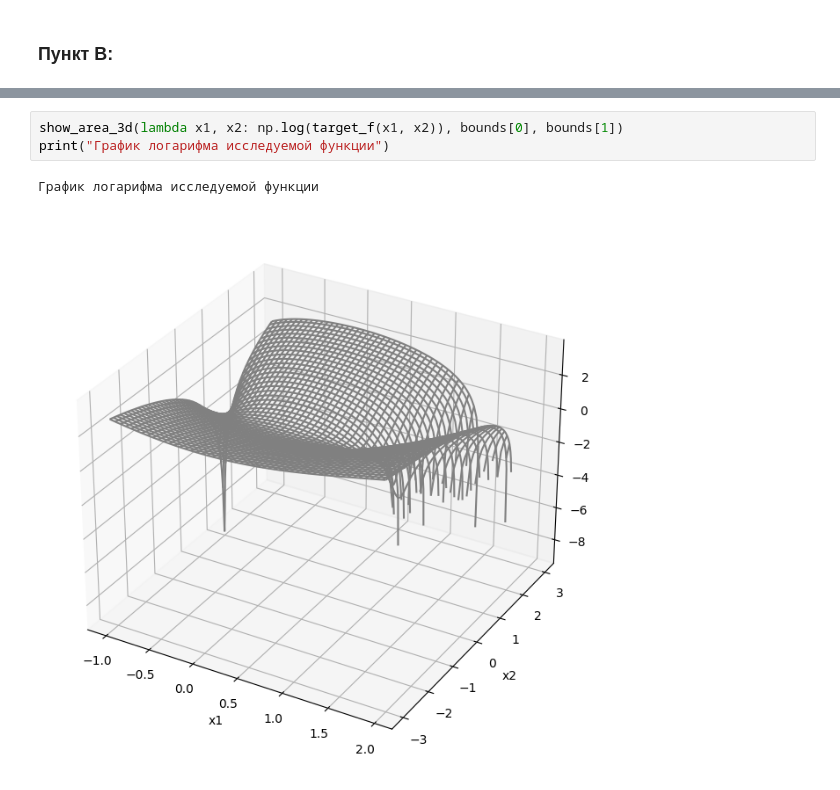
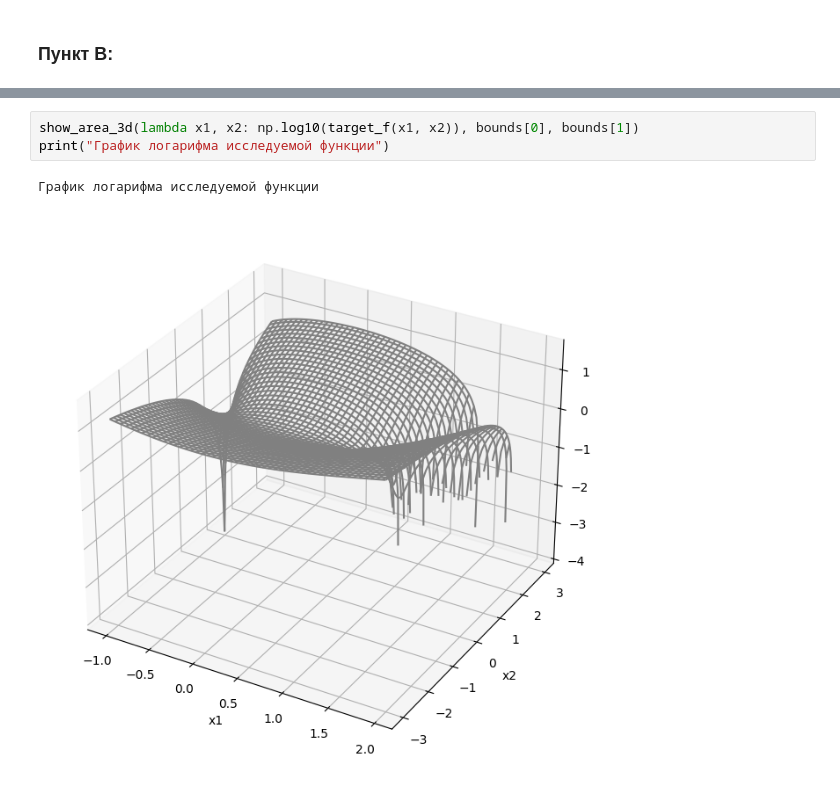
Before and after one commit to vgorbikov/optimization_mthds, a Jupyter notebook: lab2.ipynb, the cells around one changed output, grey strips where cells are left out. Drawn from its saved outputs; the diff is of its cells as text.

```diff
--- a/lab2.ipynb
+++ b/lab2.ipynb
@@ -212,6 +203,6 @@ fig_t.show()
 # %%
-show_area_3d(lambda x1, x2: np.log(target_f(x1, x2)), bounds[0], bounds[1])
+show_area_3d(lambda x1, x2: np.log10(target_f(x1, x2)), bounds[0], bounds[1])
 print("График логарифма исследуемой функции")
 # %% [output]
 График логарифма исследуемой функции
-[figure, old version]
+[figure, new version]
```
Also changed, not shown: parts of 4 cells of this notebook.
